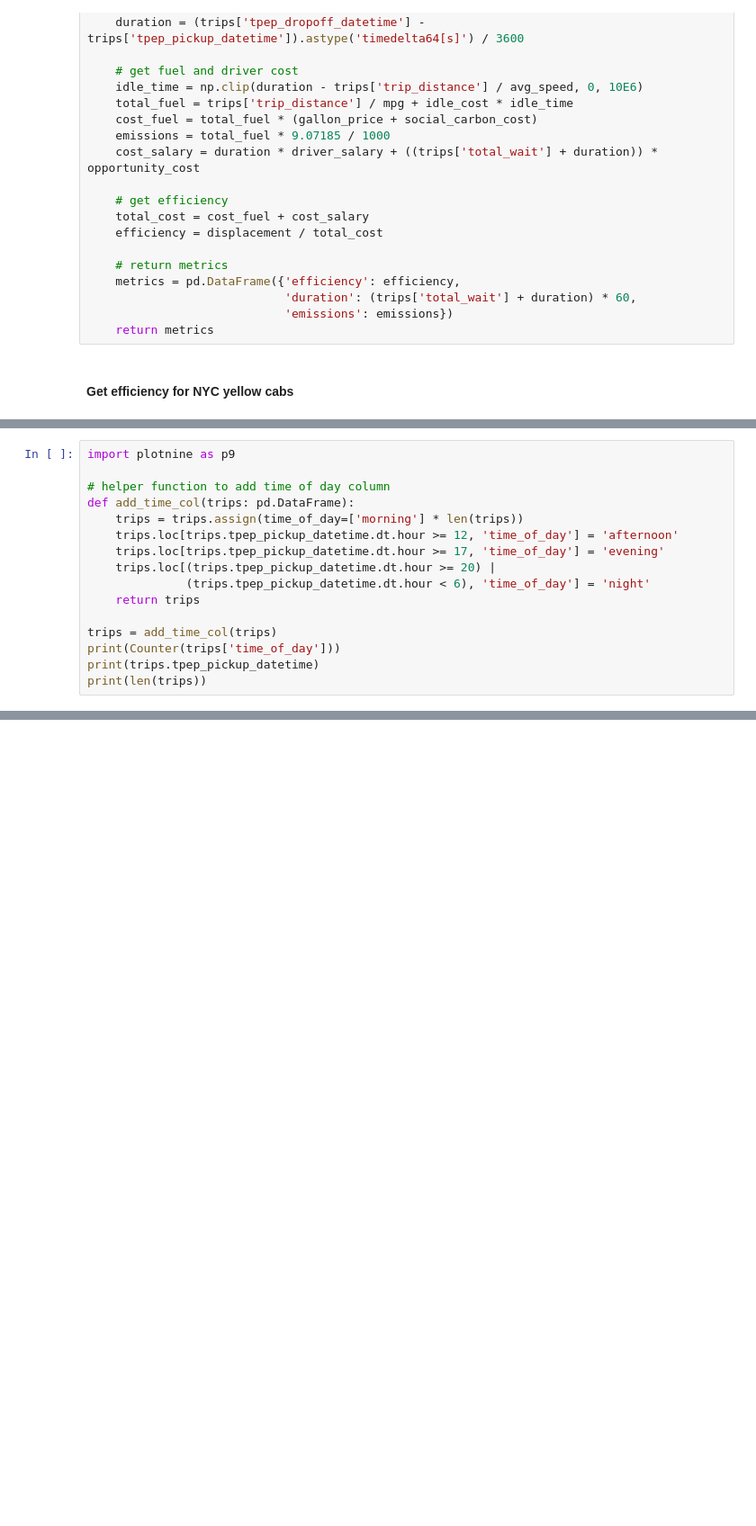
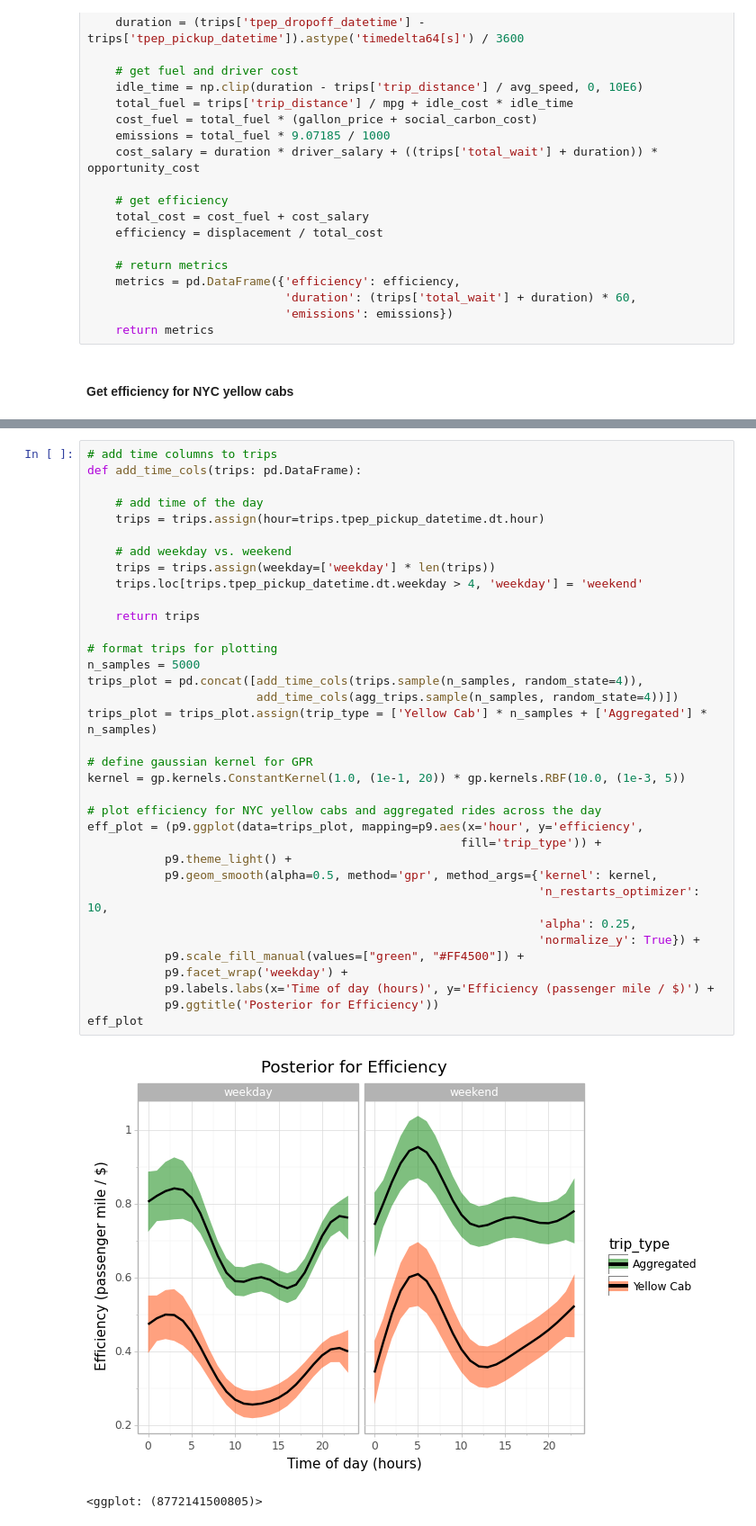
Before and after one commit to bentocg/DataChallenges, a Jupyter notebook: NYC_YellowCab/Trip_Aggregation.ipynb, the cells around one changed output, grey strips where cells are left out. Shown: that part at 90% size. Cells and saved outputs as stored; diff of their text form; blank space fills up the shorter version.

Commit message:
finished NYC yellow cab challenge

```diff
--- a/NYC_YellowCab/Trip_Aggregation.ipynb
+++ b/NYC_YellowCab/Trip_Aggregation.ipynb
@@ -643,16 +322,0 @@ share_map
-# %%
-import plotnine as p9
-
-# helper function to add time of day column
-def add_time_col(trips: pd.DataFrame):
-    trips = trips.assign(time_of_day=['morning'] * len(trips))
-    trips.loc[trips.tpep_pickup_datetime.dt.hour >= 12, 'time_of_day'] = 'afternoon'
-    trips.loc[trips.tpep_pickup_datetime.dt.hour >= 17, 'time_of_day'] = 'evening'
-    trips.loc[(trips.tpep_pickup_datetime.dt.hour >= 20) |
-              (trips.tpep_pickup_datetime.dt.hour < 6), 'time_of_day'] = 'night'
-    return trips
-
-trips = add_time_col(trips)
-print(Counter(trips['time_of_day']))
-print(trips.tpep_pickup_datetime)
-print(len(trips))
@@ -672,0 +679,38 @@ coco.to_file('coco.shp')
+# %%
+# add time columns to trips
+def add_time_cols(trips: pd.DataFrame):
+
+    # add time of the day
+    trips = trips.assign(hour=trips.tpep_pickup_datetime.dt.hour)
+
+    # add weekday vs. weekend
+    trips = trips.assign(weekday=['weekday'] * len(trips))
+    trips.loc[trips.tpep_pickup_datetime.dt.weekday > 4, 'weekday'] = 'weekend'
+
+    return trips
+
+# format trips for plotting
+n_samples = 5000
+trips_plot = pd.concat([add_time_cols(trips.sample(n_samples, random_state=4)),
+                        add_time_cols(agg_trips.sample(n_samples, random_state=4))])
+trips_plot = trips_plot.assign(trip_type = ['Yellow Cab'] * n_samples + ['Aggregated'] * n_samples)
+
+# define gaussian kernel for GPR
+kernel = gp.kernels.ConstantKernel(1.0, (1e-1, 20)) * gp.kernels.RBF(10.0, (1e-3, 5))
+
+# plot efficiency for NYC yellow cabs and aggregated rides across the day
+eff_plot = (p9.ggplot(data=trips_plot, mapping=p9.aes(x='hour', y='efficiency',
+                                                     fill='trip_type')) +
+           p9.theme_light() +
+           p9.geom_smooth(alpha=0.5, method='gpr', method_args={'kernel': kernel,
+                                                                'n_restarts_optimizer': 10,
+                                                                'alpha': 0.25,
+                                                                'normalize_y': True}) +
+           p9.scale_fill_manual(values=["green", "#FF4500"]) +
+           p9.facet_wrap('weekday') +
+           p9.labels.labs(x='Time of day (hours)', y='Efficiency (passenger mile / $)') +
+           p9.ggtitle('Posterior for Efficiency'))
+eff_plot
+# %% [output]
+[figure, added]
+<ggplot: (8772141500805)>
```
Also changed, not shown: parts of 41 cells of this notebook.
